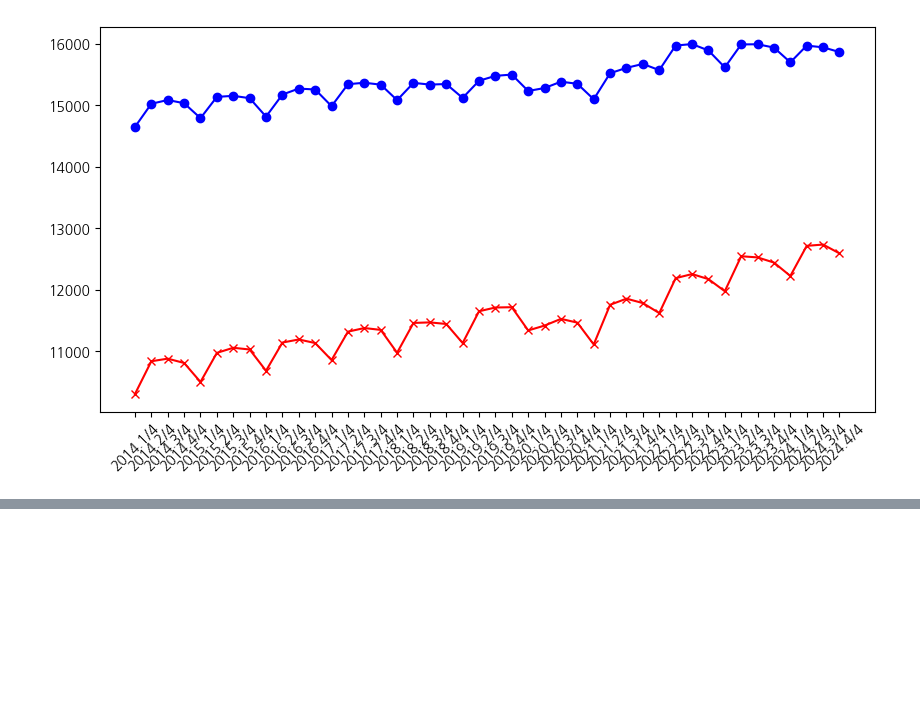
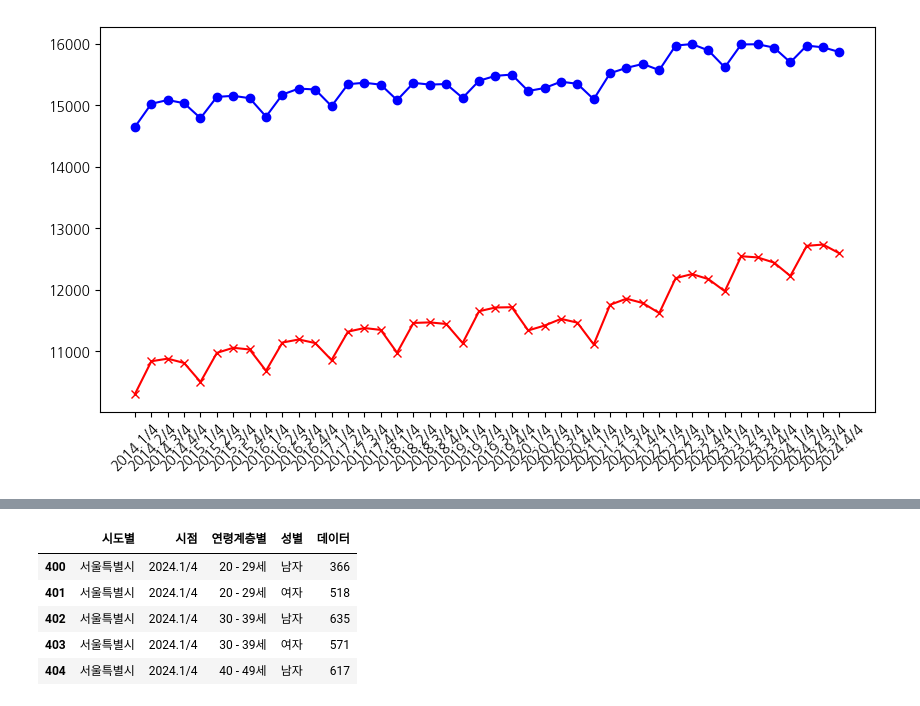
Before and after one commit to jungmin9911/python_pknu, a Jupyter notebook: py11_연령별취업자수관계.ipynb, the cells around one changed output, grey strips where cells are left out. Drawn from its saved outputs; the diff is of its cells as text; code cells hidden in the pictures; blank space fills up the shorter version.

```diff
--- a/py11_연령별취업자수관계.ipynb
+++ b/py11_연령별취업자수관계.ipynb
@@ -157,0 +228,11 @@ plt.show()
+# %%
+filter1 = (ex4_data["시점"]>="2024.1/4") & (ex4_data["시점"]<="2024.4/4")
+ex4_data = ex4_data[filter1]
+ex4_data.head()
+# %% [output]
+|  | 시도별 | 시점 | 연령계층별 | 성별 | 데이터 |
+| 400 | 서울특별시 | 2024.1/4 | 20 - 29세 | 남자 | 366 |
+| 401 | 서울특별시 | 2024.1/4 | 20 - 29세 | 여자 | 518 |
+| 402 | 서울특별시 | 2024.1/4 | 30 - 39세 | 남자 | 635 |
+| 403 | 서울특별시 | 2024.1/4 | 30 - 39세 | 여자 | 571 |
+| 404 | 서울특별시 | 2024.1/4 | 40 - 49세 | 남자 | 617 |
```
Also changed, not shown: parts of 10 cells of this notebook.
